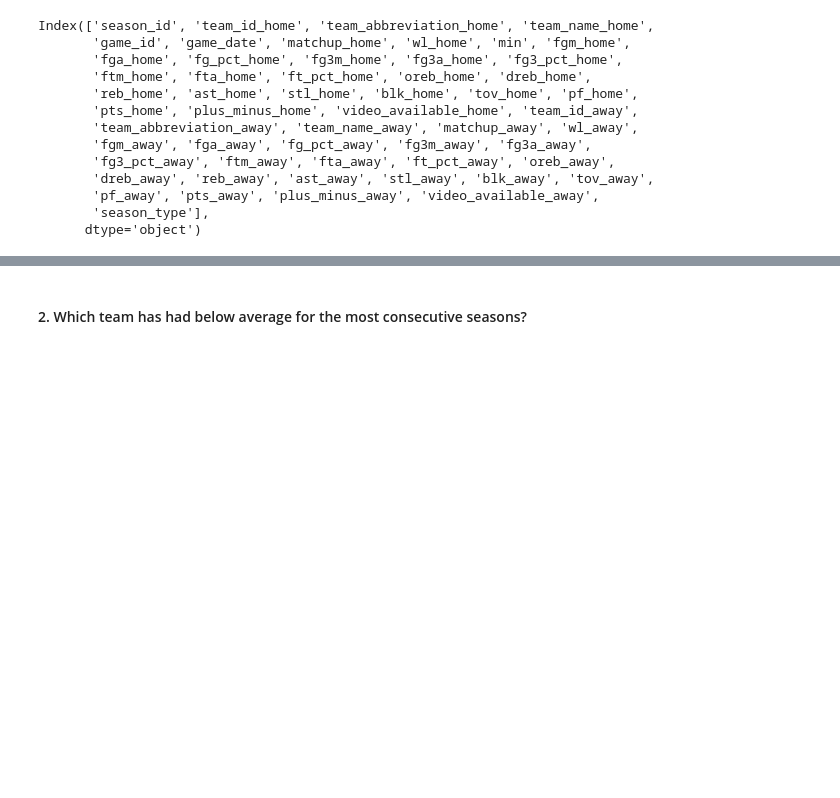
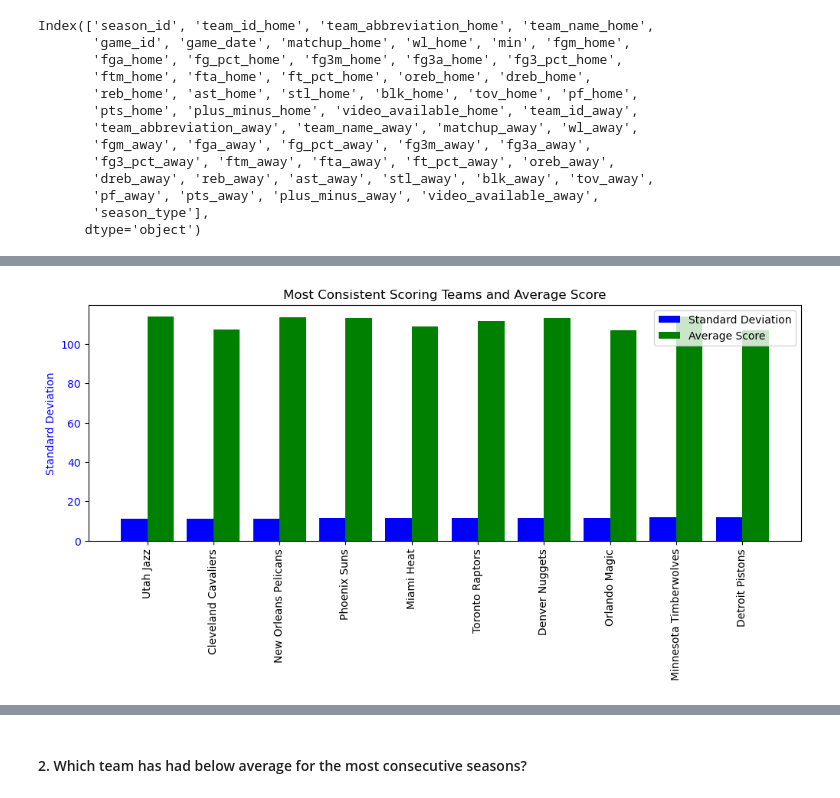
Before and after one commit to thezachdrake/UMD-INST627-Fall2024, a Jupyter notebook: notebooks/kim_revised.ipynb, the cells around one changed output, grey strips where cells are left out. Saved outputs shown, nothing was run; the diff lists cells and outputs as text; code cells hidden in the pictures; blank space fills up the shorter version.

```diff
--- a/notebooks/kim_revised.ipynb
+++ b/notebooks/kim_revised.ipynb
@@ -370,0 +366,32 @@ print(score_LeBron.head(10))
+# %%
+# visualization for Falling action - Top 10 teams consistency & scoring
+
+import numpy as np
+fig, ax1 = plt.subplots(figsize=(12,4))
+
+# Bar plot for standard deviation (left y-axis)
+bars1 = ax1.bar(np.arange(len(top10_teams_consistent)) - 0.2,
+               top10_teams_consistent['std'],
+               width=0.4,
+               color='blue',
+               label='Standard Deviation')
+ax1.set_ylabel('Standard Deviation', color='Blue')
+ax1.tick_params(axis='y', labelcolor='Blue')
+
+# Bar plot for average score (right y-axis)
+bars2 = ax1.bar(np.arange(len(top10_teams_consistent)) + 0.2,
+               top10_teams_consistent['mean'],
+               width=0.4,
+               color='green',
+               label='Average Score')
+ax2.set_ylabel('Average Score', color='Green')
+ax2.tick_params(axis='y', labelcolor='Green')
+
+ax1.set_title('Most Consistent Scoring Teams and Average Score')
+ax1.set_xticks(range(len(top10_teams_consistent)))
+ax1.set_xticklabels(top10_teams_consistent['team_name'], rotation=90)
+ax1.legend()
+
+plt.show()
+# %% [output]
+[figure, added]
```
Also changed, not shown: parts of 57 cells of this notebook, 2 other files.
